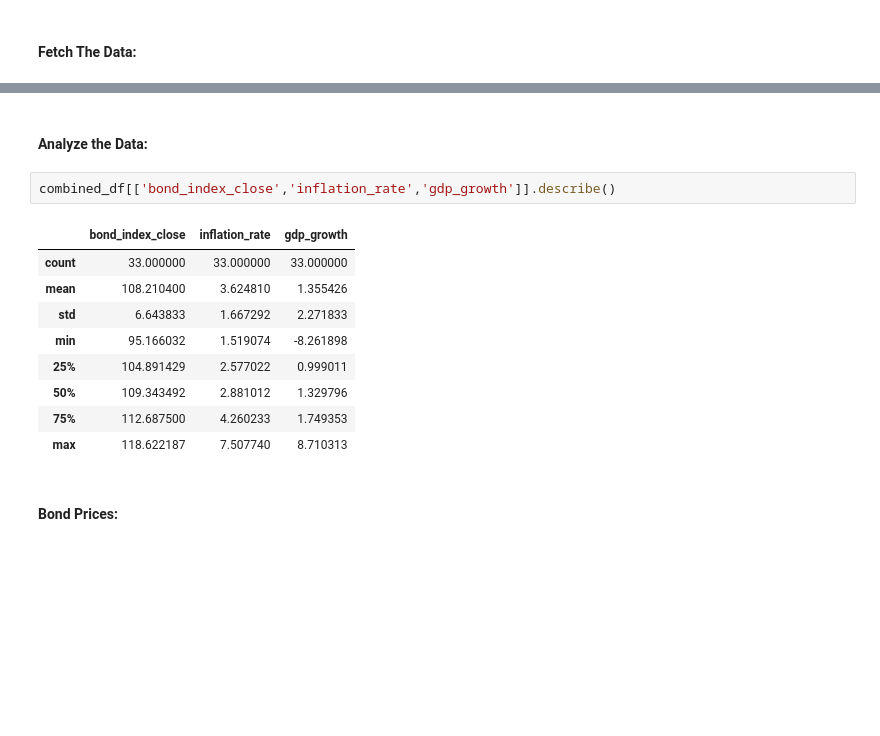
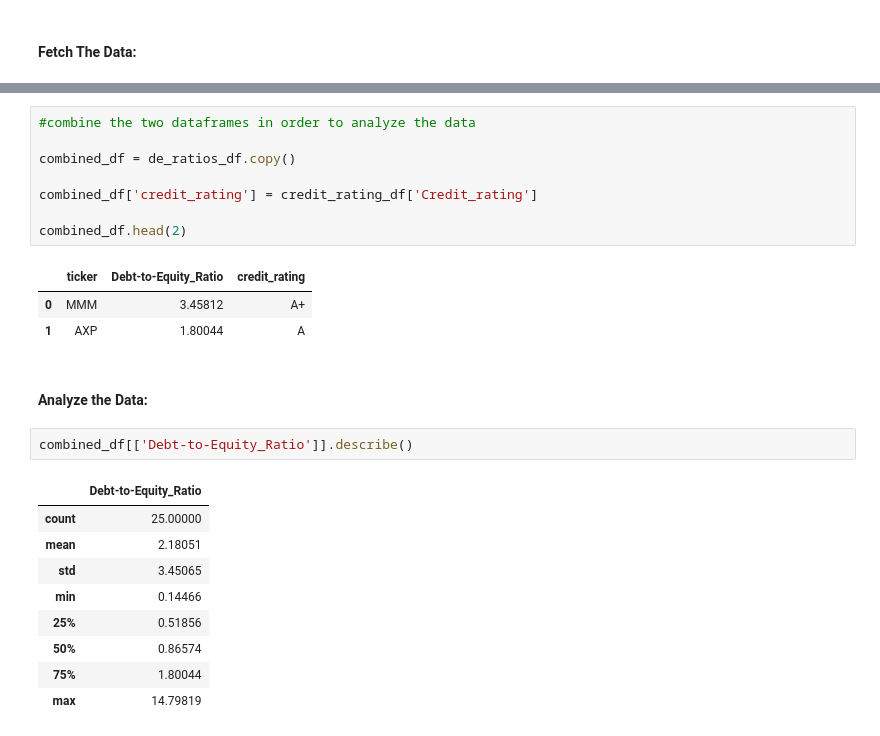
Before and after one commit to dylanvz95/WQU-FD-GWP, a Jupyter notebook: GWP1/DVZ_Step4_and_5_GWP_2.ipynb, the cells around one changed output, grey strips where cells are left out. Cells and saved outputs as stored; diff of their text form; blank space fills up the shorter version.

```diff
--- a/GWP1/DVZ_Step4_and_5_GWP_2.ipynb
+++ b/GWP1/DVZ_Step4_and_5_GWP_2.ipynb
@@ -406,16 +290,26 @@ combined_df.head(2)
+# %%
+#combine the two dataframes in order to analyze the data
+
+combined_df = de_ratios_df.copy()
+
+combined_df['credit_rating'] = credit_rating_df['Credit_rating']
+
+combined_df.head(2)
+# %% [output]
+|  | ticker | Debt-to-Equity_Ratio | credit_rating |
+| 0 | MMM | 3.45812 | A+ |
+| 1 | AXP | 1.80044 | A |
 # %% [markdown]
 #### Analyze the Data:
-# %%
-combined_df[['bond_index_close','inflation_rate','gdp_growth']].describe()
-# %% [output]
-|  | bond_index_close | inflation_rate | gdp_growth |
-| count | 33.000000 | 33.000000 | 33.000000 |
-| mean | 108.210400 | 3.624810 | 1.355426 |
-| std | 6.643833 | 1.667292 | 2.271833 |
-| min | 95.166032 | 1.519074 | -8.261898 |
-| 25% | 104.891429 | 2.577022 | 0.999011 |
-| 50% | 109.343492 | 2.881012 | 1.329796 |
-| 75% | 112.687500 | 4.260233 | 1.749353 |
-| max | 118.622187 | 7.507740 | 8.710313 |
-# %% [markdown]
-#### Bond Prices:
+# %%
+combined_df[['Debt-to-Equity_Ratio']].describe()
+# %% [output]
+|  | Debt-to-Equity_Ratio |
+| count | 25.00000 |
+| mean | 2.18051 |
+| std | 3.45065 |
+| min | 0.14466 |
+| 25% | 0.51856 |
+| 50% | 0.86574 |
+| 75% | 1.80044 |
+| max | 14.79819 |
```
Also changed, not shown: parts of 35 cells of this notebook, 3 other files.
